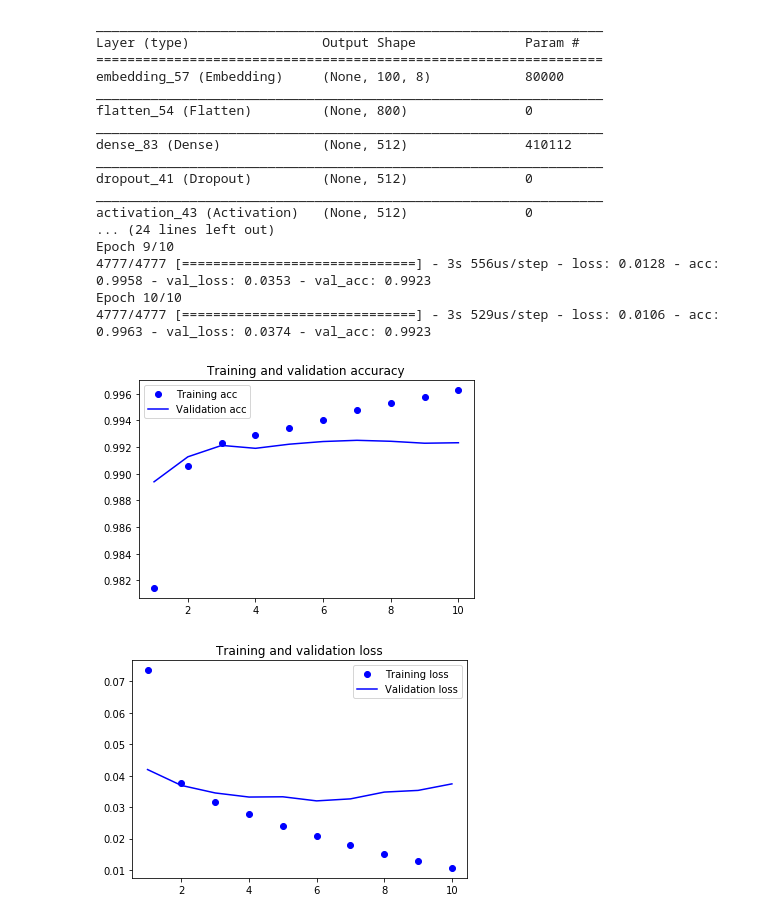
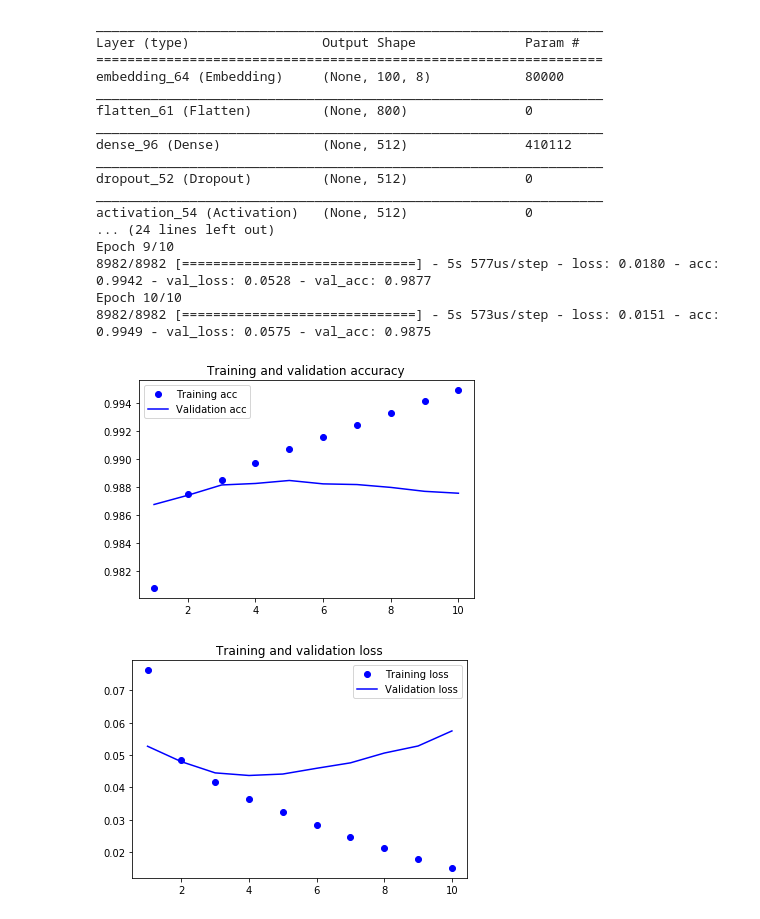
Before and after one commit to JKG114/NN-toys, a Jupyter notebook: deep-learning-with-python-notebooks/NLP Part.ipynb, the cells around one changed output. Drawn from its saved outputs; the diff is of its cells as text; code cells hidden in the pictures.

```diff
--- a/deep-learning-with-python-notebooks/NLP Part.ipynb
+++ b/deep-learning-with-python-notebooks/NLP Part.ipynb
@@ -17,7 +17,7 @@ from keras.optimizers import Adam
 
 from keras import preprocessing
 from keras.datasets import reuters
-#training set has 8982 samples, test set has 2246
+#training set has 4777 samples, test set has 1195
 
 # Number of words to consider as features
 max_features = 500
@@ -27,15 +27,8 @@ maxlen = 100
 
 
 #We'll start by considering only
-(x_train, y_train), (x_test, y_test) = reuters.load_data(path="reuters.npz",
-                                                         num_words=max_features,
-                                                         skip_top=0,
-                                                         maxlen=maxlen,
-                                                         test_split=0.2,
-                                                         seed=113,
-                                                         start_char=1,
-                                                         oov_char=2,
-                                                         index_from=3)
+(x_train, y_train), (x_test, y_test) = reuters.load_data(num_words=max_features,
+                                                         test_split=0.2)
 
 x_train = preprocessing.sequence.pad_sequences(x_train, maxlen=maxlen)
 x_test = preprocessing.sequence.pad_sequences(x_test, maxlen=maxlen)
@@ -149,46 +146,49 @@ history = model.fit(x_train, y_train,
 _________________________________________________________________
 Layer (type)                 Output Shape              Param #
 =================================================================
-embedding_57 (Embedding)     (None, 100, 8)            80000
+embedding_64 (Embedding)     (None, 100, 8)            80000
 _________________________________________________________________
-flatten_54 (Flatten)         (None, 800)               0
+flatten_61 (Flatten)         (None, 800)               0
 _________________________________________________________________
-dense_83 (Dense)             (None, 512)               410112
+dense_96 (Dense)             (None, 512)               410112
 _________________________________________________________________
-dropout_41 (Dropout)         (None, 512)               0
+dropout_52 (Dropout)         (None, 512)               0
 _________________________________________________________________
-activation_43 (Activation)   (None, 512)               0
+activation_54 (Activation)   (None, 512)               0
 ... (24 lines left out)
 Epoch 9/10
-4777/4777 [==============================] - 3s 556us/step - loss: 0.0128 - acc: 0.9958 - val_loss: 0.0353 - val_acc: 0.9923
+8982/8982 [==============================] - 5s 577us/step - loss: 0.0180 - acc: 0.9942 - val_loss: 0.0528 - val_acc: 0.9877
 Epoch 10/10
-4777/4777 [==============================] - 3s 529us/step - loss: 0.0106 - acc: 0.9963 - val_loss: 0.0374 - val_acc: 0.9923
+8982/8982 [==============================] - 5s 573us/step - loss: 0.0151 - acc: 0.9949 - val_loss: 0.0575 - val_acc: 0.9875
 # %%
 import matplotlib.pyplot as plt
+
+model.fit(X_train, Y_train, batch_size=32, nb_epoch=15, verbose=1,
+          validation_data=(X_test, Y_test))
 
 acc = history.history['acc']
 val_acc = history.history['val_acc']
 loss = history.history['loss']
 val_loss = history.history['val_loss']
 
 epochs = range(1, len(acc) + 1)
 
 plt.plot(epochs, acc, 'bo', label='Training acc')
 plt.plot(epochs, val_acc, 'b', label='Validation acc')
 plt.title('Training and validation accuracy')
 plt.legend()
 
 plt.figure()
 
 plt.plot(epochs, loss, 'bo', label='Training loss')
 plt.plot(epochs, val_loss, 'b', label='Validation loss')
 plt.title('Training and validation loss')
 plt.legend()
 
 plt.show()
 scores = model.evaluate(x_test, y_test)
 print('Loss: %.3f' % scores[0])
 print('Accuracy: %.3f' % scores[1])
 # %% [output]
-[figure, old version]
+[figure, new version]
-[figure, old version]
+[figure, new version]
```
Also changed, not shown: parts of 7 cells of this notebook, 1 other file.
